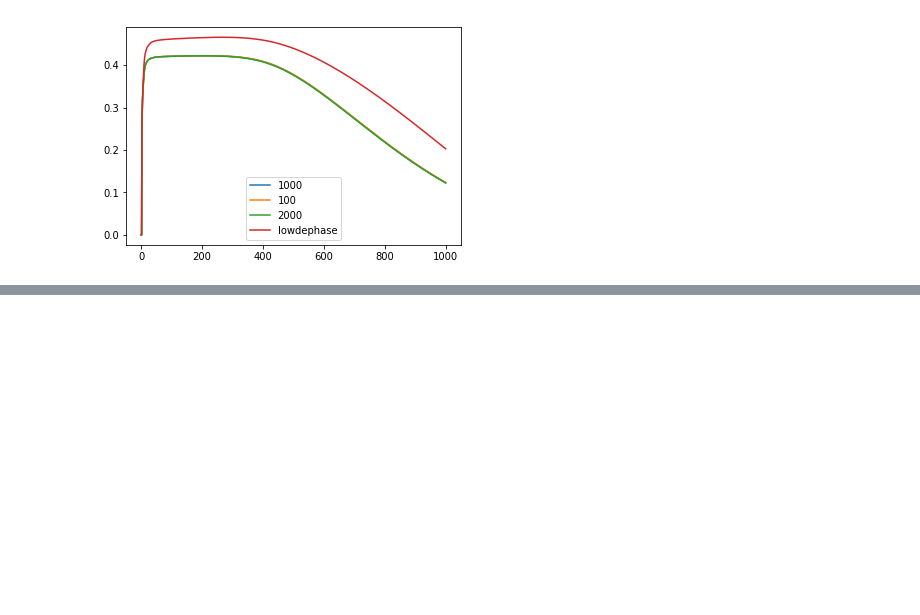
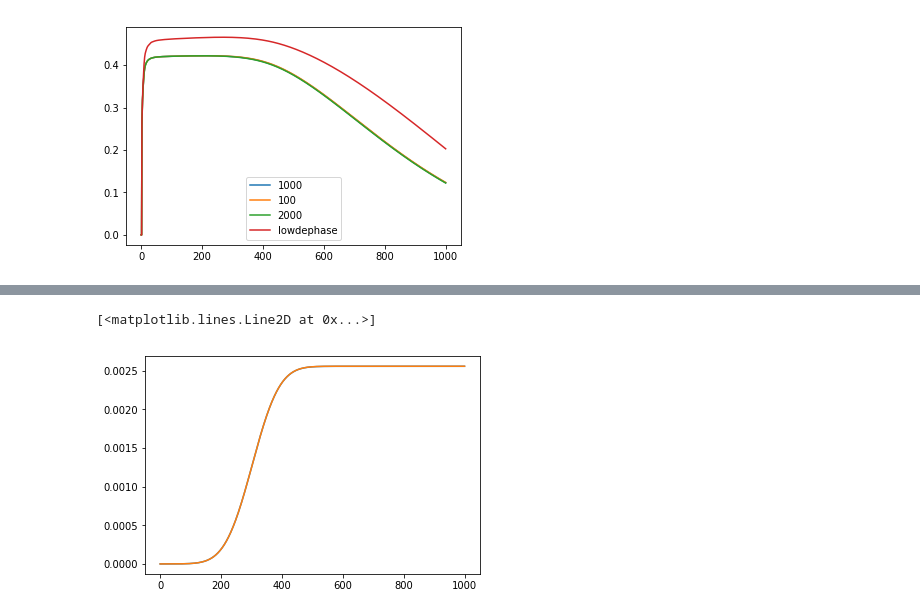
Before and after one commit to marcodalessandro76/Generation-and-decay-of-the-degree-of-spin-polarization-in-GaAs, a Jupyter notebook: Spin_polarization_TD_analysis.ipynb, the cells around one changed output, grey strips where cells are left out. Saved outputs shown, nothing was run; the diff lists cells and outputs as text; code cells hidden in the pictures; blank space fills up the shorter version.

```diff
--- a/Spin_polarization_TD_analysis.ipynb
+++ b/Spin_polarization_TD_analysis.ipynb
@@ -74,7 +74,9 @@ plt.ylim(0.49,0.5)
 #data_dir = 'rt_k100random_width100_no-com/FixSymm/NETime_1000-freq_1.55-pol_circular/'
 data_dir = 'rt_k100random_no-com/FixSymm/NETime_1000-freq_1.55-pol_circular/'
 mgn_file = data_dir+'o-NETime_1000-freq_1.55-pol_circular.spin_magnetization'
+car_file = data_dir+'o-NETime_1000-freq_1.55-pol_circular.carriers'
 mgn_1000 = C.dict_parser(mgn_file)
+car_1000 = C.dict_parser(car_file)
 # %%
 data_dir = 'rt_k100random_no-com/FixSymm/NETime_1000-freq_1.55-int_100-pol_circular/'
 mgn_file = data_dir+'o-NETime_1000-freq_1.55-int_100-pol_circular.spin_magnetization'
@@ -103,0 +121,6 @@ mgn_2pico = C.dict_parser(mgn_file)
+# %%
+plt.plot(car_1000['time'],car_1000['dN_elec'])
+plt.plot(car_thrs['time'],car_thrs['dN_elec'])
+# %% [output]
+[<matplotlib.lines.Line2D at 0x...>]
+[figure, added]
```
Also changed, not shown: parts of 8 cells of this notebook, 2 other files.
